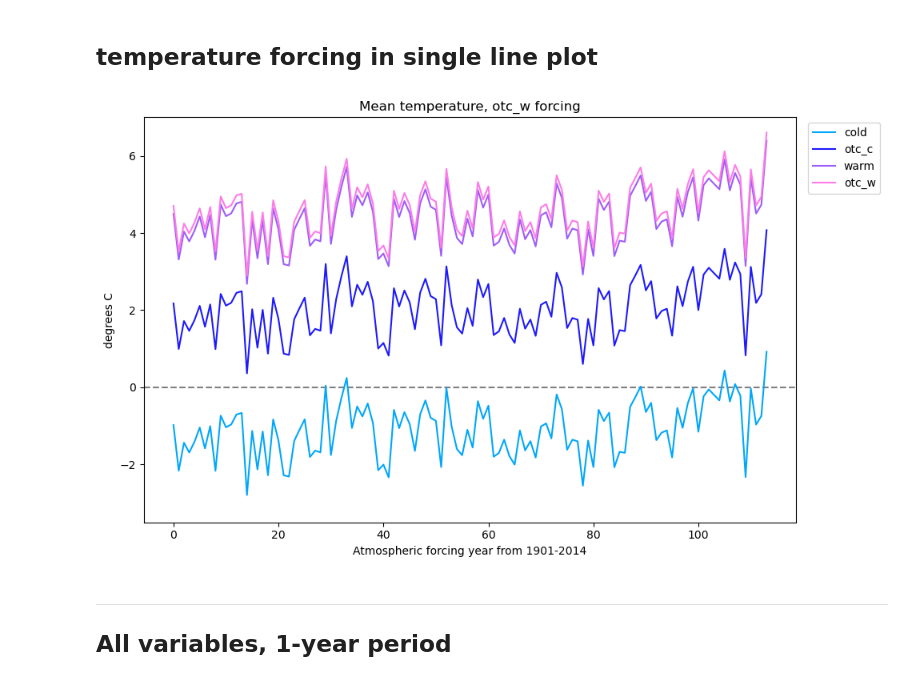
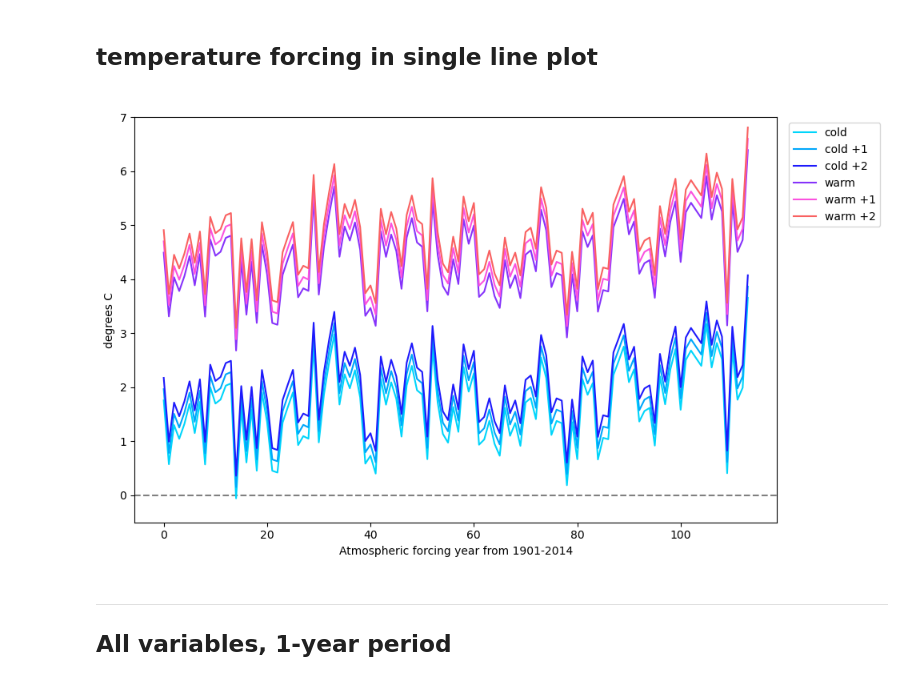
Before and after one commit to jogaudard/FATES_INCLINE, a Jupyter notebook: src/analysis_and_plotting/plot_atmospheric_forcing.ipynb, the cells around one changed output. Saved outputs shown, nothing was run; the diff lists cells and outputs as text; code cells hidden in the pictures.

```diff
--- a/src/analysis_and_plotting/plot_atmospheric_forcing.ipynb
+++ b/src/analysis_and_plotting/plot_atmospheric_forcing.ipynb
@@ -130,9 +129,18 @@ Coordinates:
 # Instantiate plot
 fig, axes = plt.subplots(
     nrows=2,
-    ncols=2,
-    figsize=(15, 6)
+    ncols=3,
+    figsize=(20, 6)
 )
+
+titles = [
+    'cold',
+    'cold & OTC (+1)',
+    'cold & OTC (+2)',
+    'warm',
+    'warm & OTC (+1)',
+    'warm & OTC (+2)'
+]
 
 # Plot in loop
 for i, dat in enumerate(datasets):
@@ -142,11 +150,12 @@ for i, dat in enumerate(datasets):
     ax.plot(range(len(temp["time"])),
             temp.values,
             color="blue")
-    ax.set_title(f"Mean temperature, {dat} forcing")
+    ax.set_title(f"Mean annual temperature, {titles[i]}")
     ax.set_xlabel("Atmospheric forcing year from 1901-2014")
     ax.set_ylabel(f"degrees C")
     # set y axis limits
-    ax.set_ylim([-3.5, 7])
+    ax.set_ylim([-1, 7])
+    ax.axhline(y=0, color='grey', linestyle='dashed', zorder=-1)
 
 plt.tight_layout()  # Adjust spacing between subplots
 plt.show()  # Show the plot
@@ -161,49 +170,62 @@ fig.savefig(fname=f"{out_dir_path}/atmosphere_yearly_temp.png", format='png')
 # %%
 datasets = [
     'cold',
-    'otc_c',
+    'otc1_c',
+    'otc2_c',
     'warm',
-    'otc_w',
+    'otc1_w',
+    'otc2_w',
 ]
 
 color_gradient = [
+    "#00D5FB",
     "#00A7FB",
     "#1E1AFC",
-    "#9E5DFA",
-    "#FE7BE8"
+    "#8633FB",
+    "#FB52DF",
+    "#F96161"
+]
+
+titles = [
+    'cold',
+    'cold +1',
+    'cold +2',
+    'warm',
+    'warm +1',
+    'warm +2'
 ]
 
 # Instantiate figure
 fig, ax = plt.subplots(
     figsize=(10, 6)
     )
 
 # Plot in loop
 for i, dat in enumerate(datasets):
     temp = temp_annual_mean[dat].isel(lat=0, lon=0)#.squeeze()
     ax.plot(
         range(len(temp["time"])),
         temp.values,
-        label=dat,
+        label=titles[i],
         color=color_gradient[i]
     )
 
-ax.set_title(f"Mean temperature, {dat} forcing")
+ax.set_title(f" ") # Mean annual temperature
 ax.set_xlabel("Atmospheric forcing year from 1901-2014")
 ax.set_ylabel(f"degrees C")
-ax.set_ylim([-3.5, 7])
+ax.set_ylim([-0.5, 7])
 
 # add line at 0
 ax.axhline(y=0, color='grey', linestyle='dashed', zorder=-1)
 
 # add single legend for all plots
 ax.legend(loc='upper left',
           bbox_to_anchor=(1.01, 1))
 
 plt.tight_layout()  # Adjust spacing between subplots
 plt.show()  # Show the plot
 # %% [output]
-[figure, old version]
+[figure, new version]
 # %% [markdown]
 ---
 ## All variables, 1-year period
```
Also changed, not shown: parts of 11 cells of this notebook, 1 other file.
